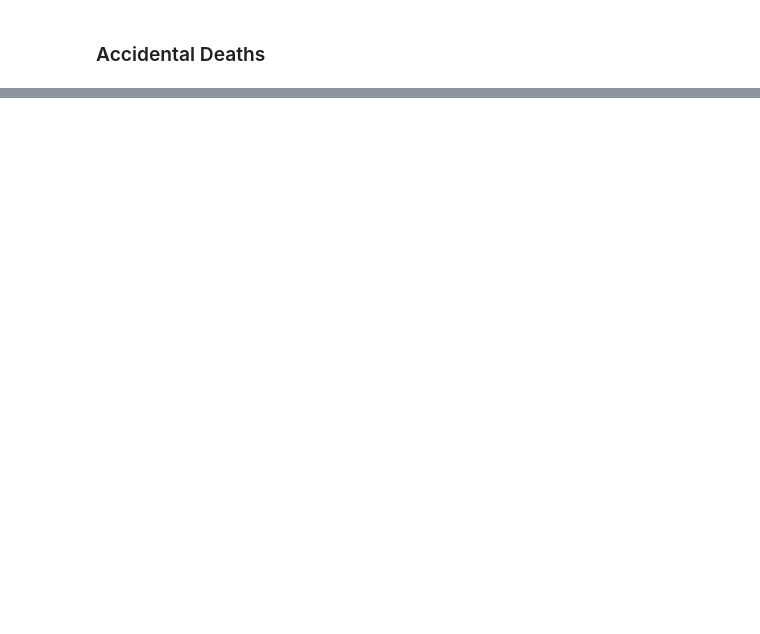
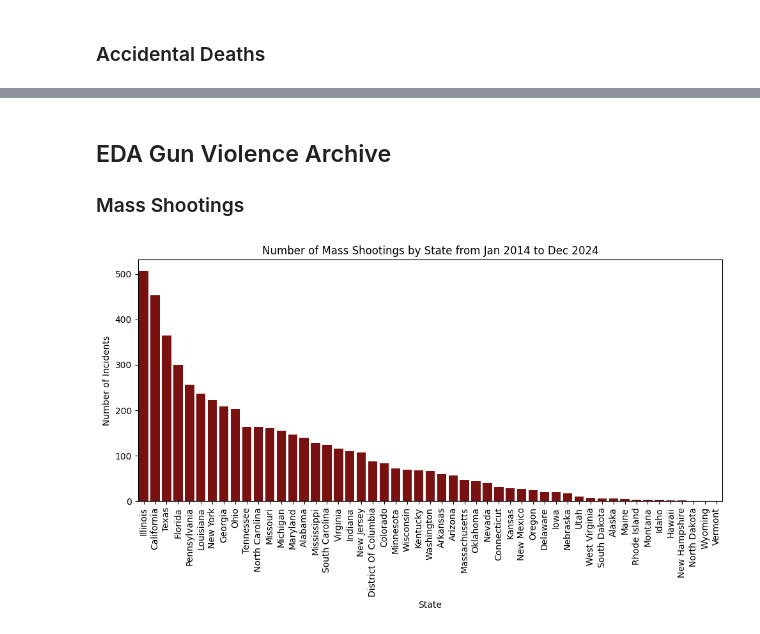
Before and after one commit to kayleedehncke/kayleedehncke_ml-github.io, a Jupyter notebook: website/data/cleaning.ipynb, the cells around one changed output, grey strips where cells are left out. Saved outputs shown, nothing was run; the diff lists cells and outputs as text; code cells hidden in the pictures; blank space fills up the shorter version.

Commit message:
complete data

```diff
--- a/website/data/cleaning.ipynb
+++ b/website/data/cleaning.ipynb
@@ -197,0 +102,3 @@ cleaned_acc_death_df.head(10)
+# %% [markdown]
+## EDA Gun Violence Archive
+### Mass Shootings
@@ -197,0 +108,12 @@ cleaned_acc_death_df.head(10)
+# %%
+plt.figure(figsize=(10, 6))
+sns.countplot(data = cleaned_mass_df, x='State', order = cleaned_mass_df['State'].value_counts().index, color='darkred')
+plt.xticks(rotation=90)
+plt.title('Number of Mass Shootings by State from Jan 2014 to Dec 2024')
+plt.xlabel('State')
+plt.ylabel('Number of Incidents')
+plt.tight_layout()
+plt.savefig('../recourses/img/plots/mass_shootings_by_state.png')
+plt.show()
+# %% [output]
+[figure, added]
```
Also changed, not shown: parts of 30 cells of this notebook, 42 other files.
